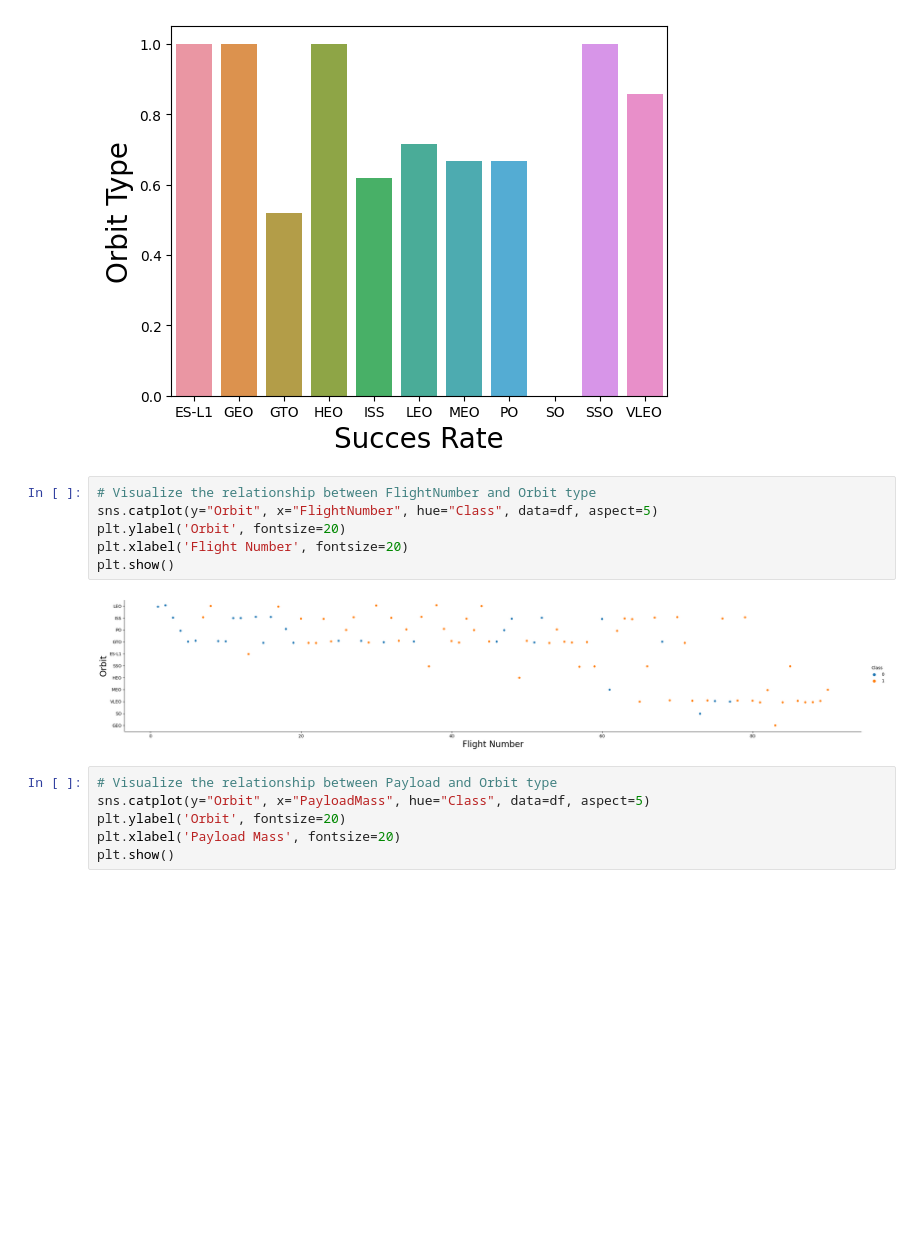
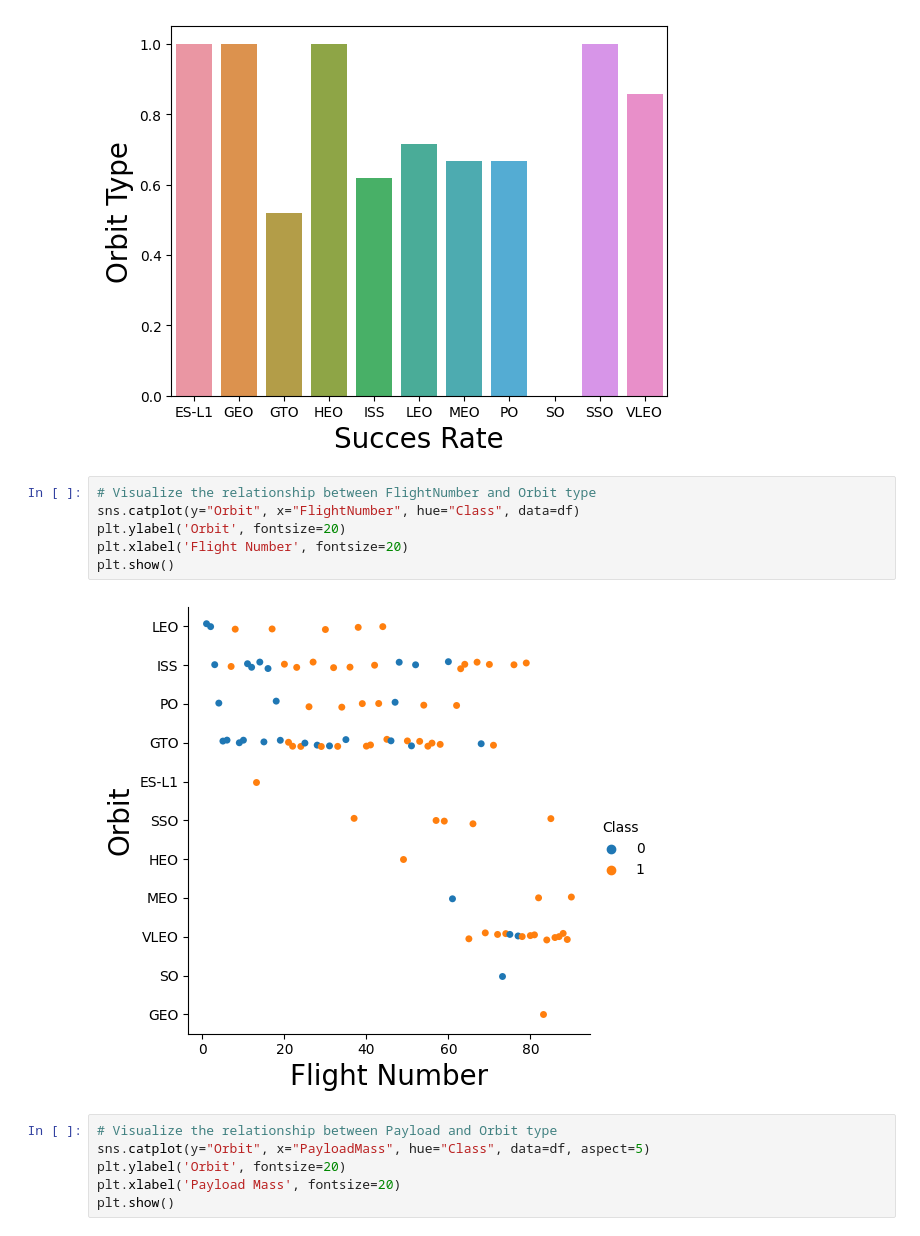
Before and after one commit to LucasTBandeira/RocketLandingPrediction, a Jupyter notebook: EDA_Python.ipynb, the cells around one changed output. Drawn from its saved outputs; the diff is of its cells as text; blank space fills up the shorter version.

```diff
--- a/EDA_Python.ipynb
+++ b/EDA_Python.ipynb
@@ -59,12 +59,12 @@ plt.show()
 [figure]
 # %%
 # Visualize the relationship between FlightNumber and Orbit type
-sns.catplot(y="Orbit", x="FlightNumber", hue="Class", data=df, aspect=5)
+sns.catplot(y="Orbit", x="FlightNumber", hue="Class", data=df)
 plt.ylabel('Orbit', fontsize=20)
 plt.xlabel('Flight Number', fontsize=20)
 plt.show()
 # %% [output]
-[figure, old version]
+[figure, new version]
 # %%
 # Visualize the relationship between Payload and Orbit type
 sns.catplot(y="Orbit", x="PayloadMass", hue="Class", data=df, aspect=5)
```
Also changed, not shown: parts of 3 cells of this notebook.
